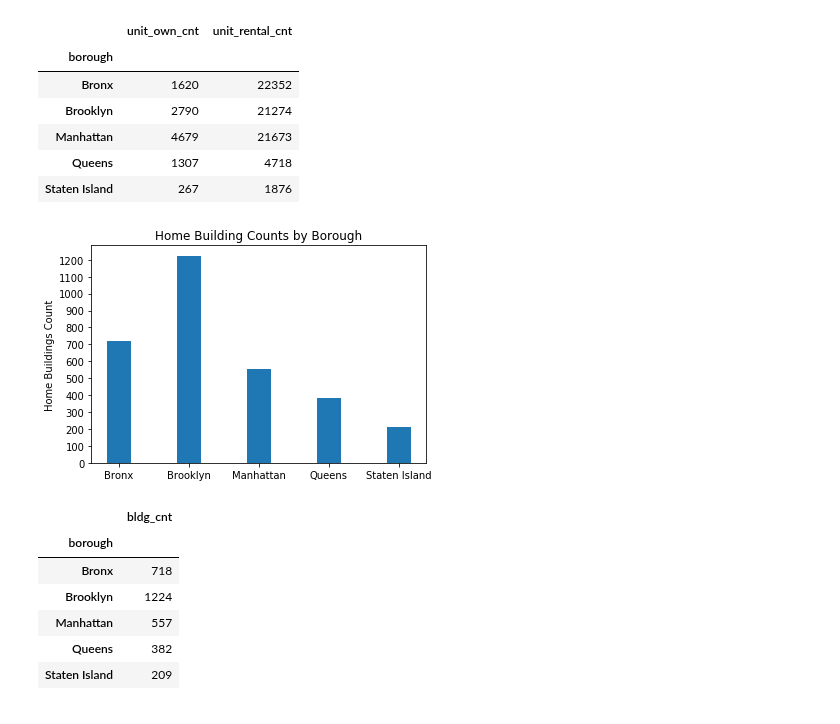
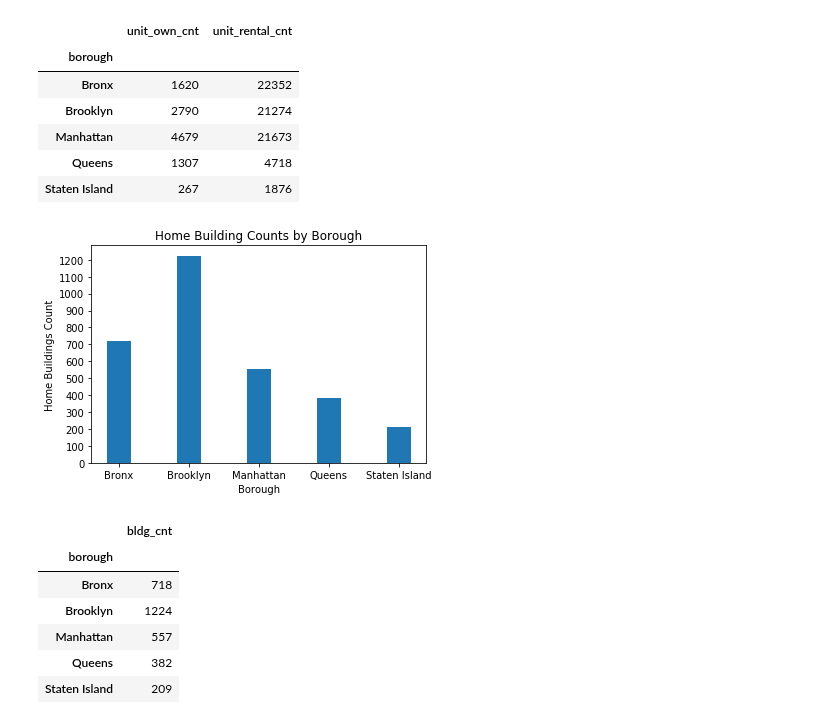
Before and after one commit to hayden4davey/Project1-Group2, a Jupyter notebook: arnold1.ipynb, the cells around one changed output. Saved outputs shown, nothing was run; the diff lists cells and outputs as text; code cells hidden in the pictures.

```diff
--- a/arnold1.ipynb
+++ b/arnold1.ipynb
@@ -158,20 +155,20 @@ df_all[['unit_own_cnt', 'unit_rental_cnt']]
 # %%
 #show bar graph of house buildings projects
 fig, ax =  plt.subplots()
 
 ind = np.arange(5)
 width = 0.35
 
 p1 = ax.bar(df_all.index, df_all.bldg_cnt , width)
 
-
 plt.ylabel('Home Buildings Count')
+plt.xlabel('Borough')
 plt.title('Home Building Counts by Borough')
 plt.yticks(np.arange(0, 1300, 100))
 
 plt.show()
 # %% [output]
-[figure, old version]
+[figure, new version]
 # %%
 df_all[['bldg_cnt']]
 # %% [output]
```
Also changed, not shown: parts of 4 cells of this notebook.
